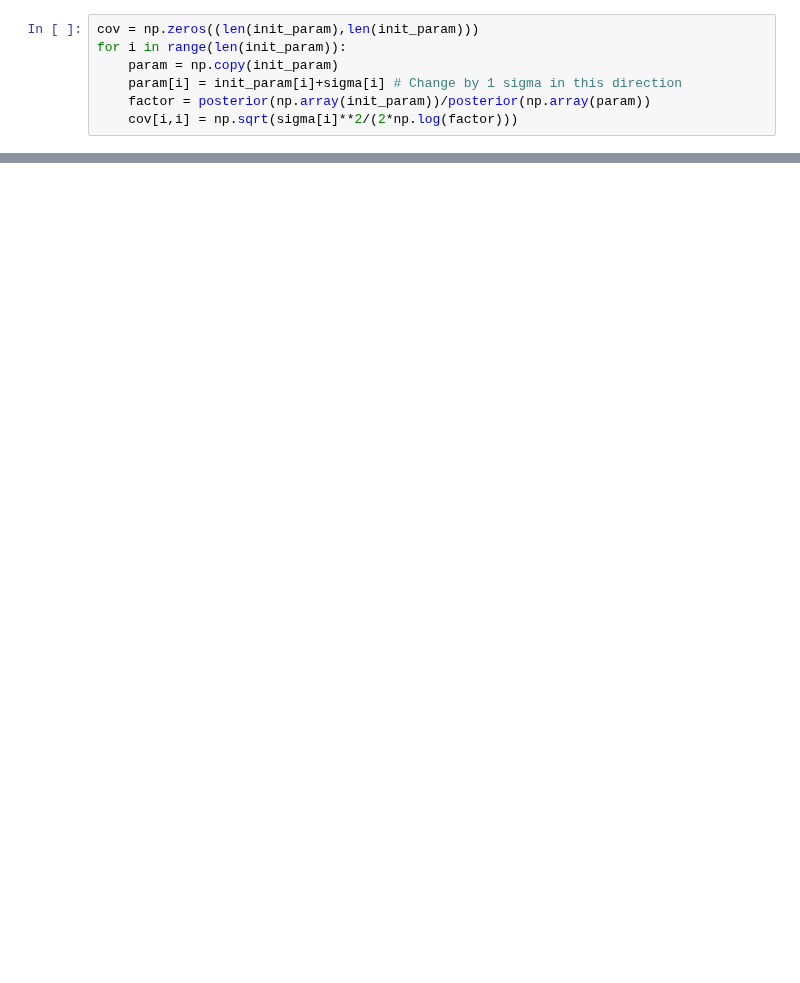
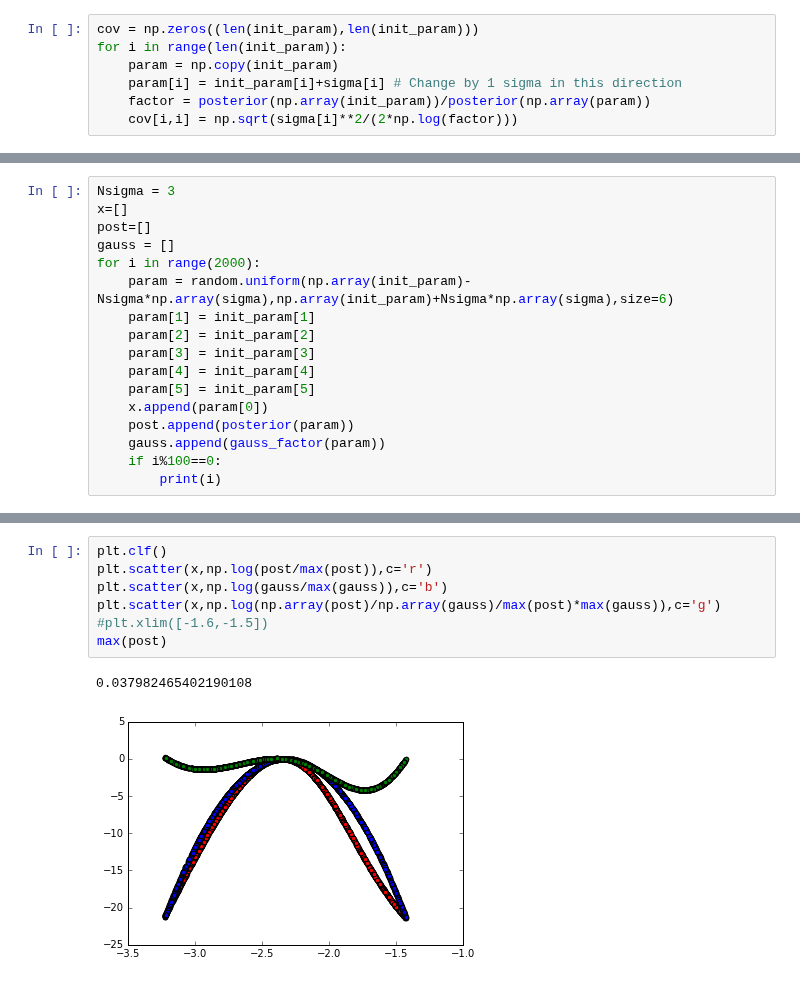
Before and after one commit to oliverphilcox/ChempyMulti, a Jupyter notebook: Scoring - Integration.ipynb, the cells around one changed output, grey strips where cells are left out. Drawn from its saved outputs; the diff is of its cells as text; blank space fills up the shorter version.

```diff
--- a/Scoring - Integration.ipynb
+++ b/Scoring - Integration.ipynb
@@ -329,0 +340,17 @@ plt.colorbar()
+# %%
+Nsigma = 3
+x=[]
+post=[]
+gauss = []
+for i in range(2000):
+    param = random.uniform(np.array(init_param)-Nsigma*np.array(sigma),np.array(init_param)+Nsigma*np.array(sigma),size=6)
+    param[1] = init_param[1]
+    param[2] = init_param[2]
+    param[3] = init_param[3]
+    param[4] = init_param[4]
+    param[5] = init_param[5]
+    x.append(param[0])
+    post.append(posterior(param))
+    gauss.append(gauss_factor(param))
+    if i%100==0:
+        print(i)
@@ -329,0 +378,10 @@ plt.colorbar()
+# %%
+plt.clf()
+plt.scatter(x,np.log(post/max(post)),c='r')
+plt.scatter(x,np.log(gauss/max(gauss)),c='b')
+plt.scatter(x,np.log(np.array(post)/np.array(gauss)/max(post)*max(gauss)),c='g')
+#plt.xlim([-1.6,-1.5])
+max(post)
+# %% [output]
+0.037982465402190108
+[figure, added]
```
Also changed, not shown: parts of 18 cells of this notebook, 17 other files.
